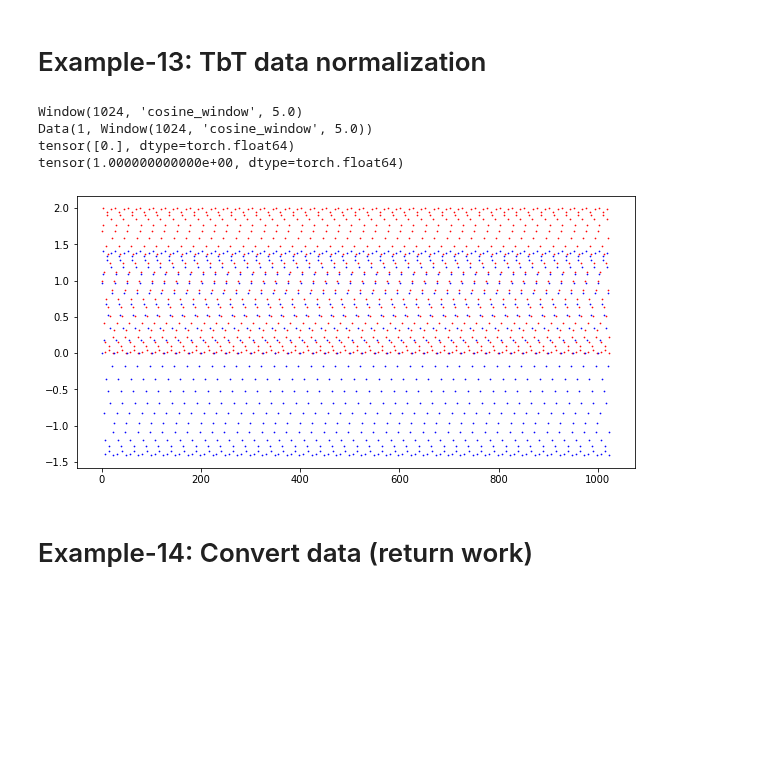
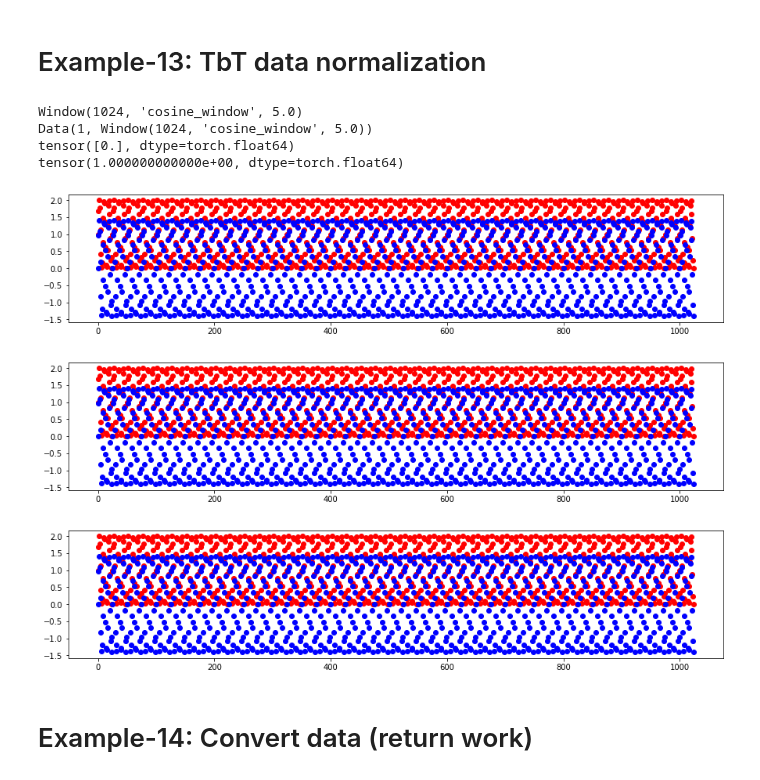
Before and after one commit to i-a-morozov/harmonica, a Jupyter notebook: notebook/nb_data.ipynb, the cells around one changed output. Cells and saved outputs as stored; diff of their text form; code cells hidden in the pictures; blank space fills up the shorter version.

```diff
--- a/notebook/nb_data.ipynb
+++ b/notebook/nb_data.ipynb
@@ -23,3 +24,8 @@ True
+# %%
+# Set data type and device
+
+dtype = torch.float64
+device = 'cpu'
 # %% [markdown]
 # Example-01: Data initialization
 # %%
@@ -100,11 +106,8 @@ pv_rise: None
 # %%
 # Delete objects and call torch.cuda.empty_cache() to free CUDA memory
 
-# Set device
-device = 'cuda' if torch.cuda.is_available() else 'cpu'
-
 # Set window and data
-w = Window(length=1024, dtype=torch.float32, device=device)
+w = Window(length=1024, dtype=dtype, device=device)
 d = Data(size=54, window=w)
 print(d)
 
@@ -418,7 +414,6 @@ if device != 'cpu':
 # Run TEST PVs (softIoc -d virtual_tbt.db)
 
 # Set parameters
-dtype, device = torch.float64, 'cpu'
 size, length = 54, 1024
 
 # Set list of pv names and starting indices
@@ -432,8 +427,8 @@ d = Data.from_epics(w, pv_list, pv_rise, count=1024)
 print(d)
 
 # Index by position or PV name (if epics)
-print(d[0].detach().cpu().numpy())
-print(d["H:STP2:DATA:X"].detach().cpu().numpy())
+print(d[0].cpu().numpy())
+print(d["H:STP2:DATA:X"].cpu().numpy())
 
 # Clean
 del w
@@ -536,36 +529,55 @@ tensor([0.], dtype=torch.float64)
 # Example-13: TbT data normalization
 # %%
 # Set window
-device = 'cpu'
-w = Window.from_cosine(1024, 5.0, dtype=torch.float64, device=device)
+w = Window.from_cosine(1024, 5.0, dtype=dtype, device=device)
 print(w)
 
 # Set TbT
-d = Data.from_data(w, torch.stack([1.0 + torch.sin(2.0*numpy.pi*0.12*torch.linspace(0, 1024-1, 1024, dtype=w.dtype, device=w.device))]))
+d = Data.from_data(w, torch.stack([1.0 + torch.sin(2.0*numpy.pi*0.12*torch.linspace(0, 1024-1, 1024, dtype=dtype, device=device))]))
 print(d)
 
 # Normalize (change work)
 # If window flag is True, window weighted mean is subtracted
 d.normalize(window=True)
 print(*torch.round(d.window_mean()))
 print(torch.std(d.work))
 
 # Plot
-t = torch.linspace(0, w.length-1, w.length, dtype=torch.float64, device=w.device)
-plt.figure(figsize=(10, 5))
-plt.scatter(t, d.data[0].detach().cpu(), c='r', s=0.5)
-plt.scatter(t, d.work[0].detach().cpu(), c='b', s=0.5)
+t = torch.linspace(0, w.length-1, w.length, dtype=dtype, device=device)
+plt.figure(figsize=(15, 3))
+plt.scatter(t.cpu().numpy(), d.data[0].cpu().numpy(), color='red')
+plt.scatter(t.cpu().numpy(), d.work[0].cpu().numpy(), color='blue')
 plt.show()
 
-# Clean
-del w
-del d
-if device != 'cpu':
-    torch.cuda.synchronize()
-    torch.cuda.empty_cache()
+# Reset data
+d.reset()
 # %% [output]
 Window(1024, 'cosine_window', 5.0)
 Data(1, Window(1024, 'cosine_window', 5.0))
 tensor([0.], dtype=torch.float64)
 tensor(1.000000000000e+00, dtype=torch.float64)
-[figure, old version]
+[figure, new version]
+# %%
+# Alternative normalization
+
+from harmonica.statistics import weighted_mean, variance
+from harmonica.statistics import standardize
+
+d.work -= weighted_mean(d.work, w.window)
+d.work /= variance(d.work).sqrt()
+
+plt.figure(figsize=(15, 3))
+plt.scatter(t.cpu().numpy(), d.data[0].cpu().numpy(), color='red')
+plt.scatter(t.cpu().numpy(), d.work[0].cpu().numpy(), color='blue')
+plt.show()
+d.reset()
+
+d.work = standardize(d.work, center_estimator=lambda data: weighted_mean(data, weight=w.window), spread_estimator=variance).reshape_as(d.data)
+plt.figure(figsize=(15, 3))
+plt.scatter(t.cpu().numpy(), d.data[0].cpu().numpy(), color='red')
+plt.scatter(t.cpu().numpy(), d.work[0].cpu().numpy(), color='blue')
+plt.show()
+d.reset()
+# %% [output]
+[figure, added]
+[figure, added]
```
Also changed, not shown: parts of 15 cells of this notebook, 34 other files.
